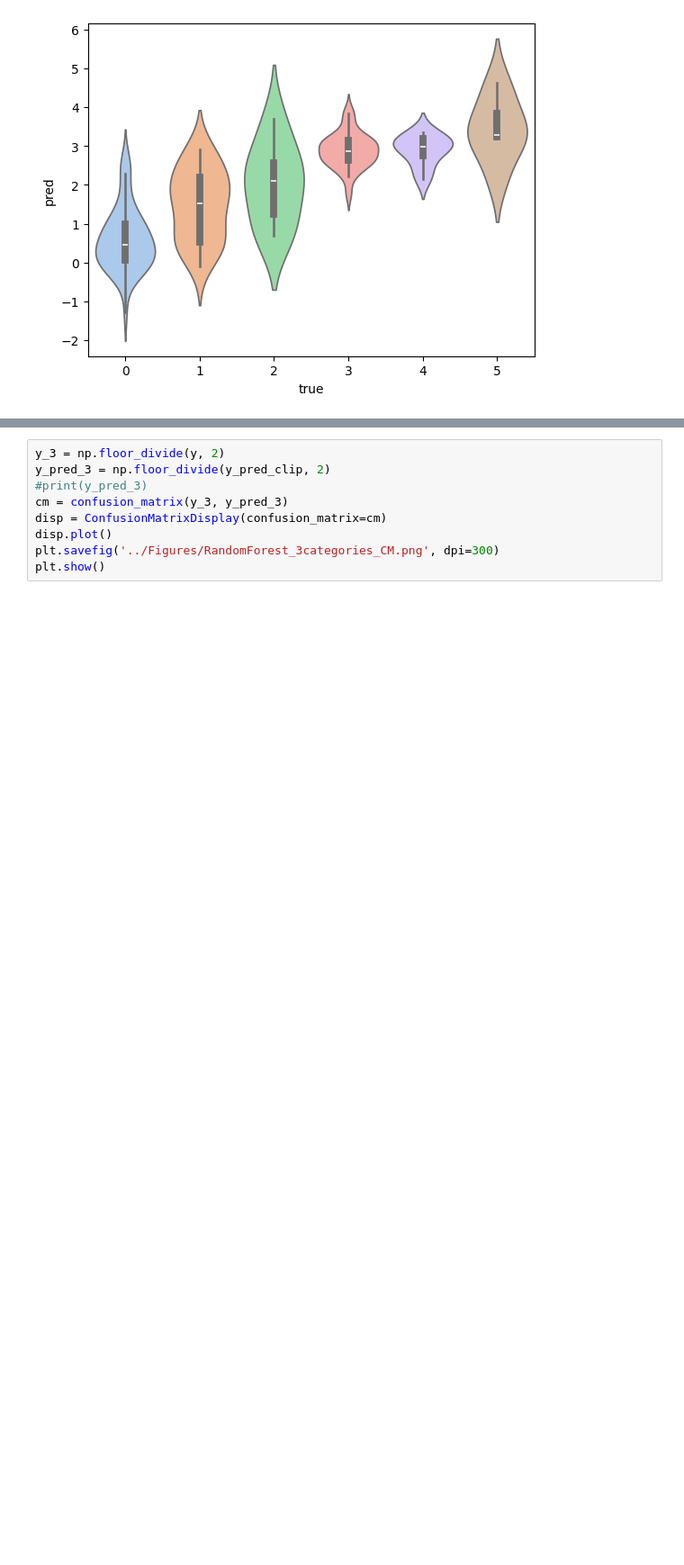
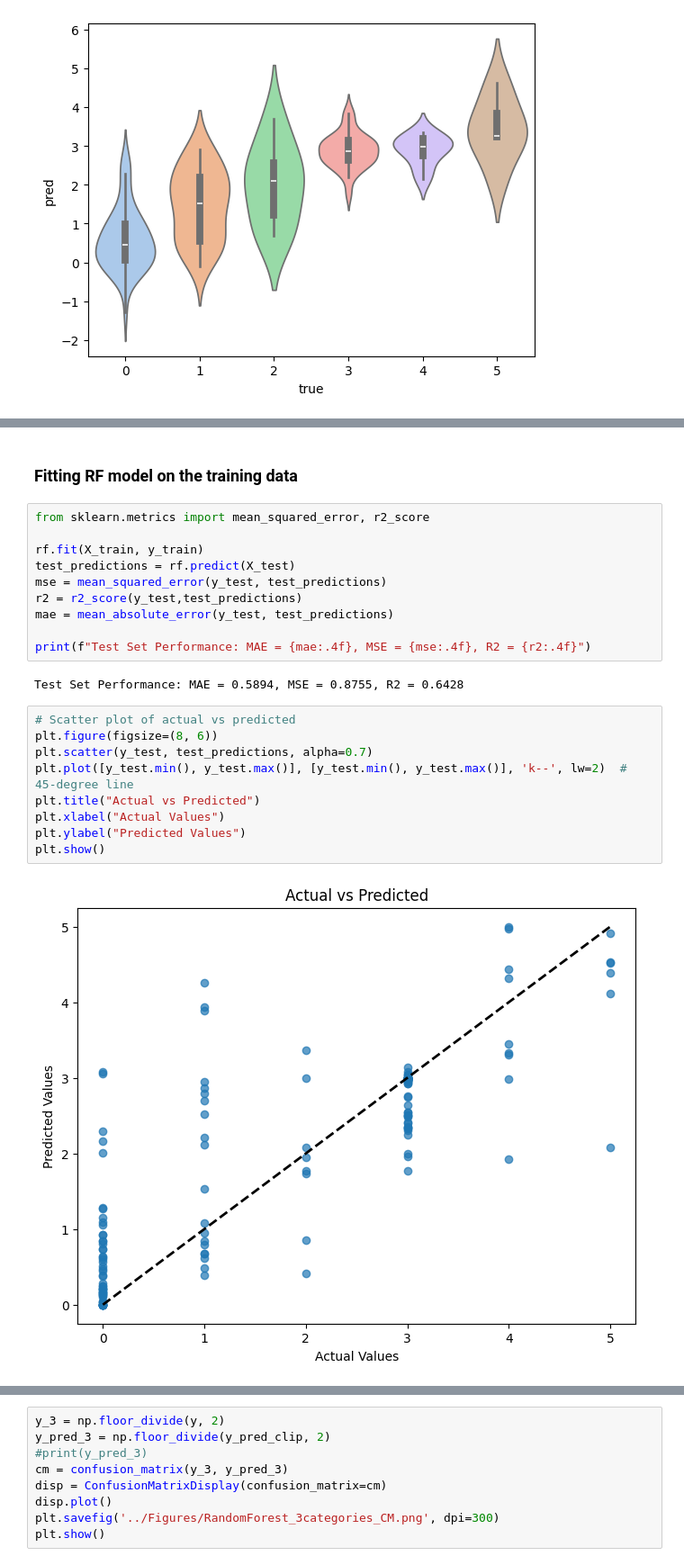
Before and after one commit to katjameden/ParlaMint_Sentiment, a Jupyter notebook: Aggregation/Notebooks/Metrics.ipynb, the cells around one changed output, grey strips where cells are left out. Shown at 90% size. Drawn from its saved outputs; the diff is of its cells as text; blank space fills up the shorter version.

Commit message:
Fit RF model and test perfomance

```diff
--- a/Aggregation/Notebooks/Metrics.ipynb
+++ b/Aggregation/Notebooks/Metrics.ipynb
@@ -261,0 +280,25 @@ Passing `palette` without assigning `hue` is deprecated and will be removed in v
+# %% [markdown]
+### Fitting RF model on the training data
+# %%
+from sklearn.metrics import mean_squared_error, r2_score
+
+rf.fit(X_train, y_train)
+test_predictions = rf.predict(X_test)
+mse = mean_squared_error(y_test, test_predictions)
+r2 = r2_score(y_test,test_predictions)
+mae = mean_absolute_error(y_test, test_predictions)
+
+print(f"Test Set Performance: MAE = {mae:.4f}, MSE = {mse:.4f}, R2 = {r2:.4f}")
+# %% [output]
+Test Set Performance: MAE = 0.5894, MSE = 0.8755, R2 = 0.6428
+# %%
+# Scatter plot of actual vs predicted
+plt.figure(figsize=(8, 6))
+plt.scatter(y_test, test_predictions, alpha=0.7)
+plt.plot([y_test.min(), y_test.max()], [y_test.min(), y_test.max()], 'k--', lw=2)  # 45-degree line
+plt.title("Actual vs Predicted")
+plt.xlabel("Actual Values")
+plt.ylabel("Predicted Values")
+plt.show()
+# %% [output]
+[figure, added]
```
Also changed, not shown: parts of 8 cells of this notebook, 3 other files.
